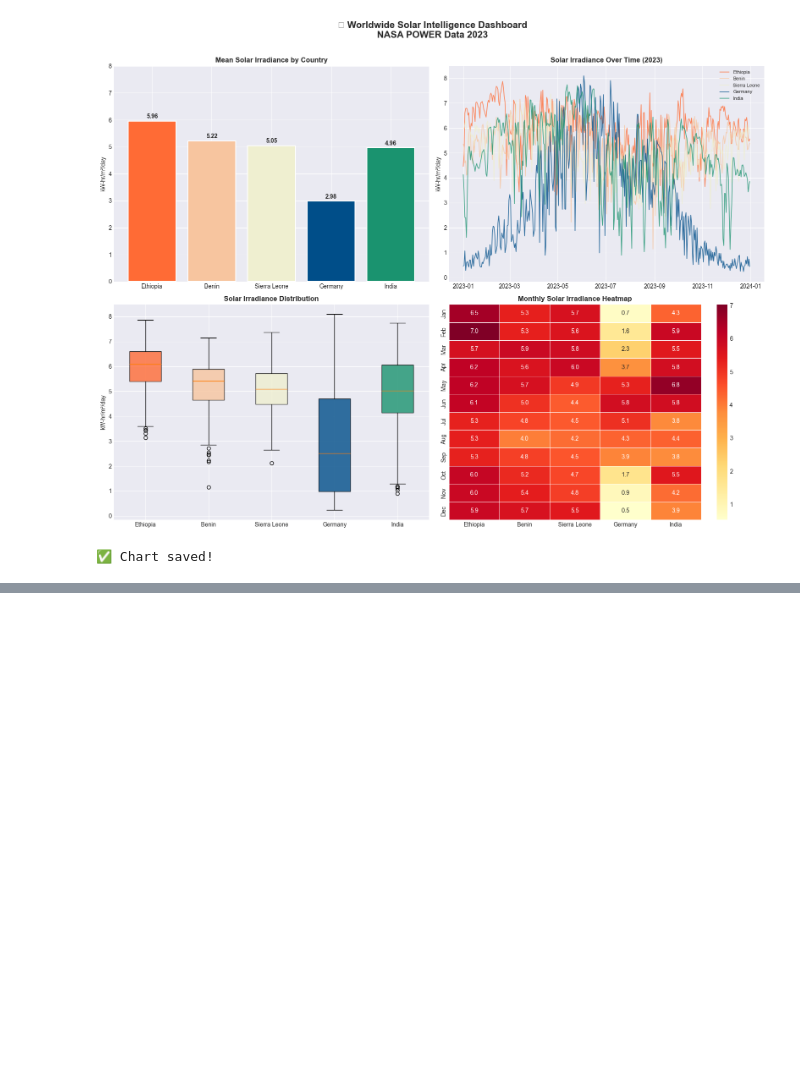
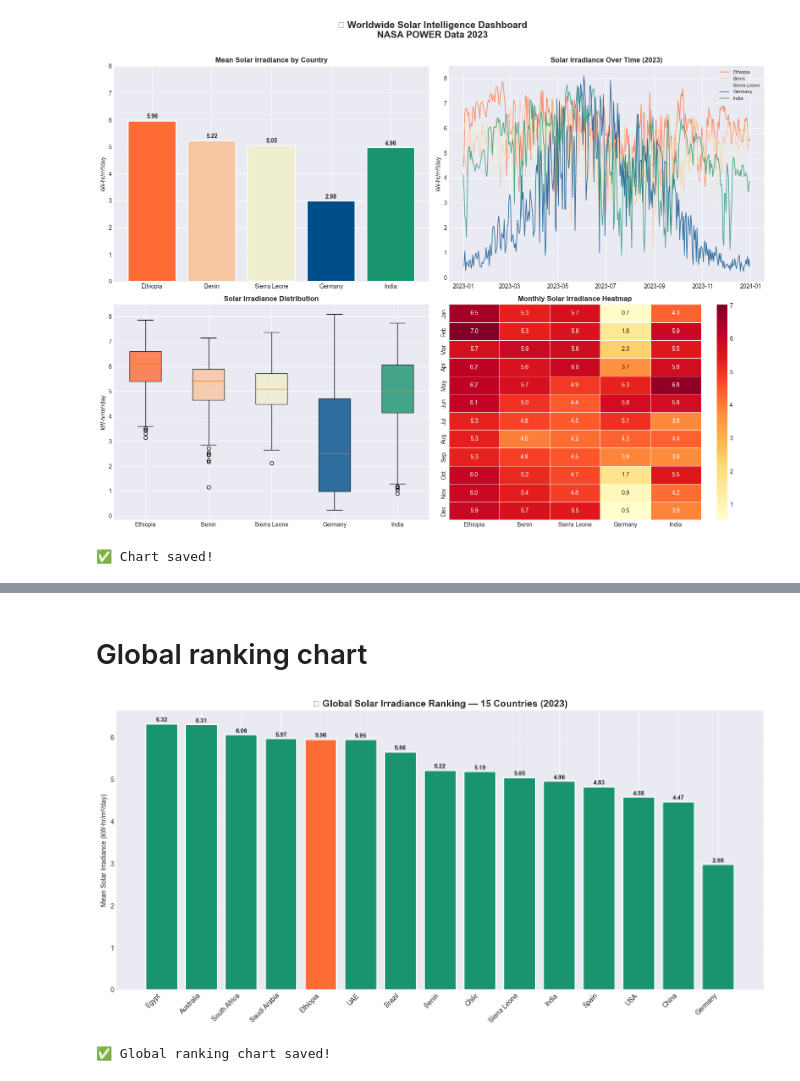
Before and after one commit to Eyu12/solar_analysis, a Jupyter notebook: notebooks/01_nasa_api_exploration.ipynb, the cells around one changed output, grey strips where cells are left out. Cells and saved outputs as stored; diff of their text form; code cells hidden in the pictures; blank space fills up the shorter version.

Commit message:
feat: expanded to 15 countries worldwide solar analysis

```diff
--- a/notebooks/01_nasa_api_exploration.ipynb
+++ b/notebooks/01_nasa_api_exploration.ipynb
@@ -248,0 +320,36 @@ print("✅ Chart saved!")
+# %% [markdown]
+# Global ranking chart
+# %%
+# Rank all countries by mean solar irradiance
+plt.figure(figsize=(14, 7))
+
+means_expanded = {c: df["ALLSKY_SFC_SW_DWN"].mean()
+                  for c, df in all_data_expanded.items()}
+
+# Sort by mean
+sorted_means = dict(sorted(means_expanded.items(),
+                           key=lambda x: x[1], reverse=True))
+
+colors_rank = ["#FF6B35" if c == "Ethiopia" else "#1A936F"
+               for c in sorted_means.keys()]
+
+bars = plt.bar(sorted_means.keys(), sorted_means.values(),
+               color=colors_rank, edgecolor="white", linewidth=1.5)
+
+plt.title("🌍 Global Solar Irradiance Ranking — 15 Countries (2023)",
+          fontsize=14, fontweight="bold")
+plt.ylabel("Mean Solar Irradiance (kW-hr/m²/day)")
+plt.xticks(rotation=45, ha="right")
+plt.grid(axis="y", alpha=0.3)
+
+for bar, val in zip(bars, sorted_means.values()):
+    plt.text(bar.get_x() + bar.get_width()/2, bar.get_height() + 0.05,
+             f"{val:.2f}", ha="center", fontsize=9, fontweight="bold")
+
+plt.tight_layout()
+plt.savefig("../data/global_ranking.png", dpi=150, bbox_inches="tight")
+plt.show()
+print("✅ Global ranking chart saved!")
+# %% [output]
+[figure, added]
+✅ Global ranking chart saved!
```
Also changed, not shown: parts of 2 cells of this notebook.
